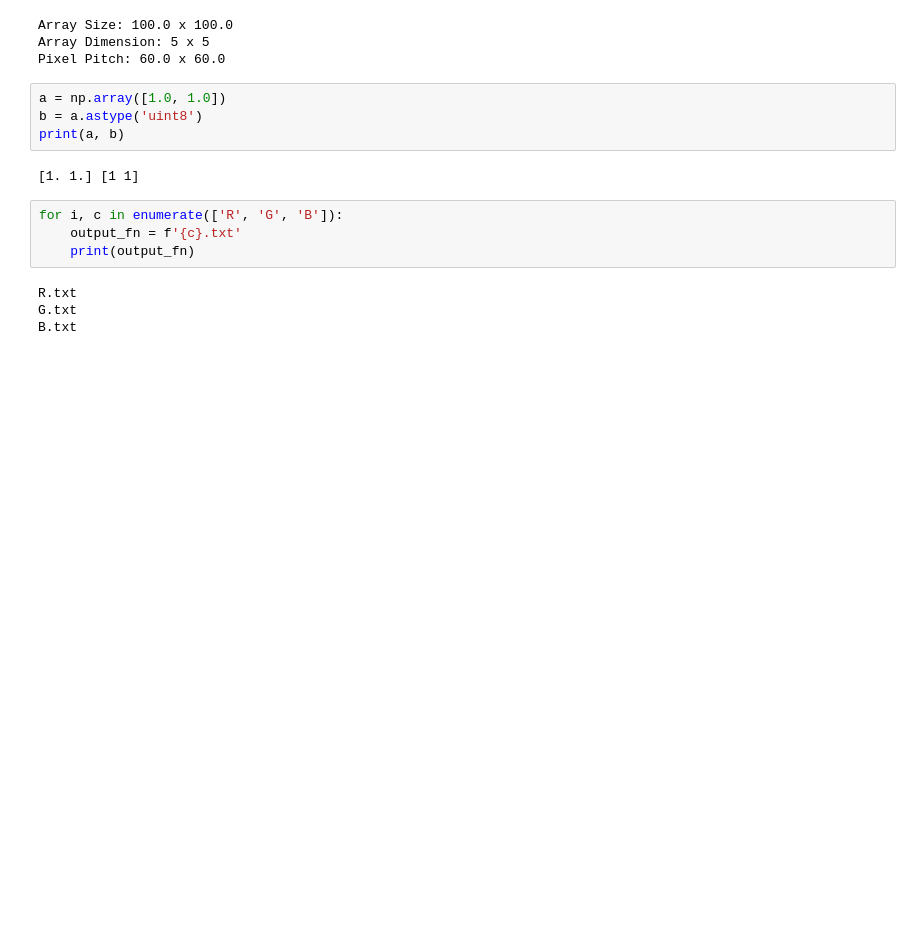
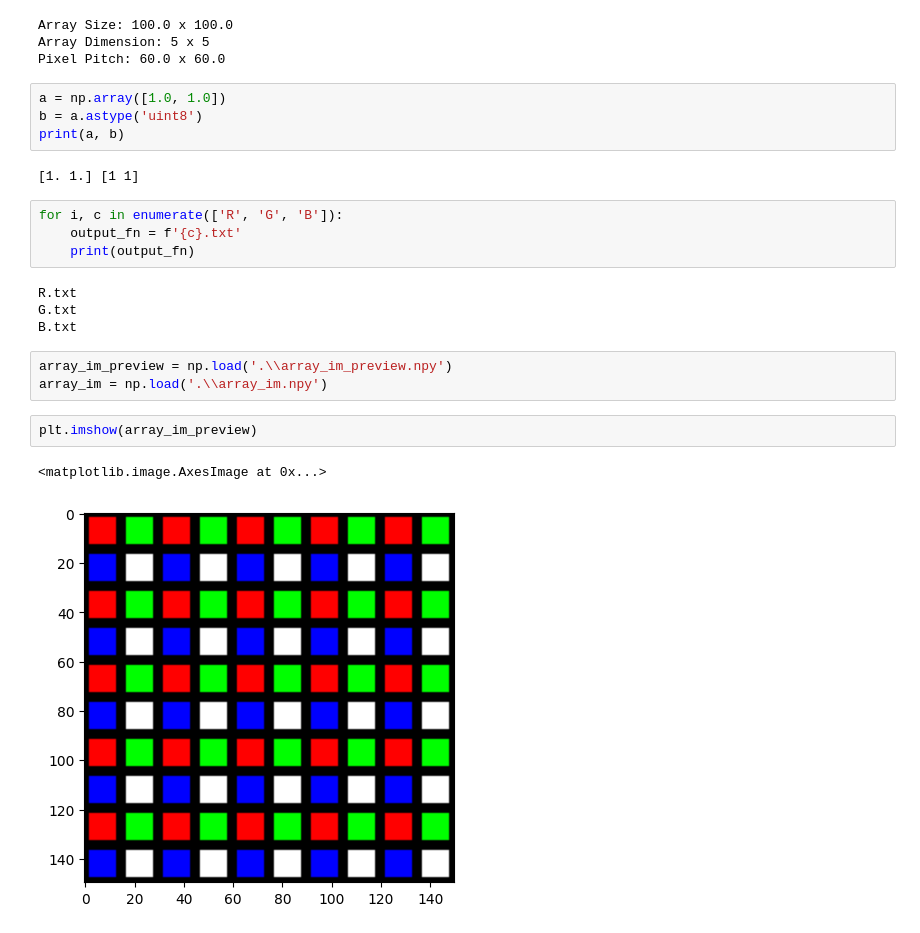
Before and after one commit to vvclin-git/lt_rgb_array_generator, a Jupyter notebook: 20240808.ipynb, the cells around one changed output. Drawn from its saved outputs; the diff is of its cells as text; blank space fills up the shorter version.

```diff
--- a/20240808.ipynb
+++ b/20240808.ipynb
@@ -176,3 +176,11 @@ for i, c in enumerate(['R', 'G', 'B']):
 R.txt
 G.txt
 B.txt
+# %%
+array_im_preview = np.load('.\\array_im_preview.npy')
+array_im = np.load('.\\array_im.npy')
+# %%
+plt.imshow(array_im_preview)
+# %% [output]
+<matplotlib.image.AxesImage at 0x...>
+[figure, added]
```
Also changed, not shown: parts of 1 cell of this notebook, 6 other files.
